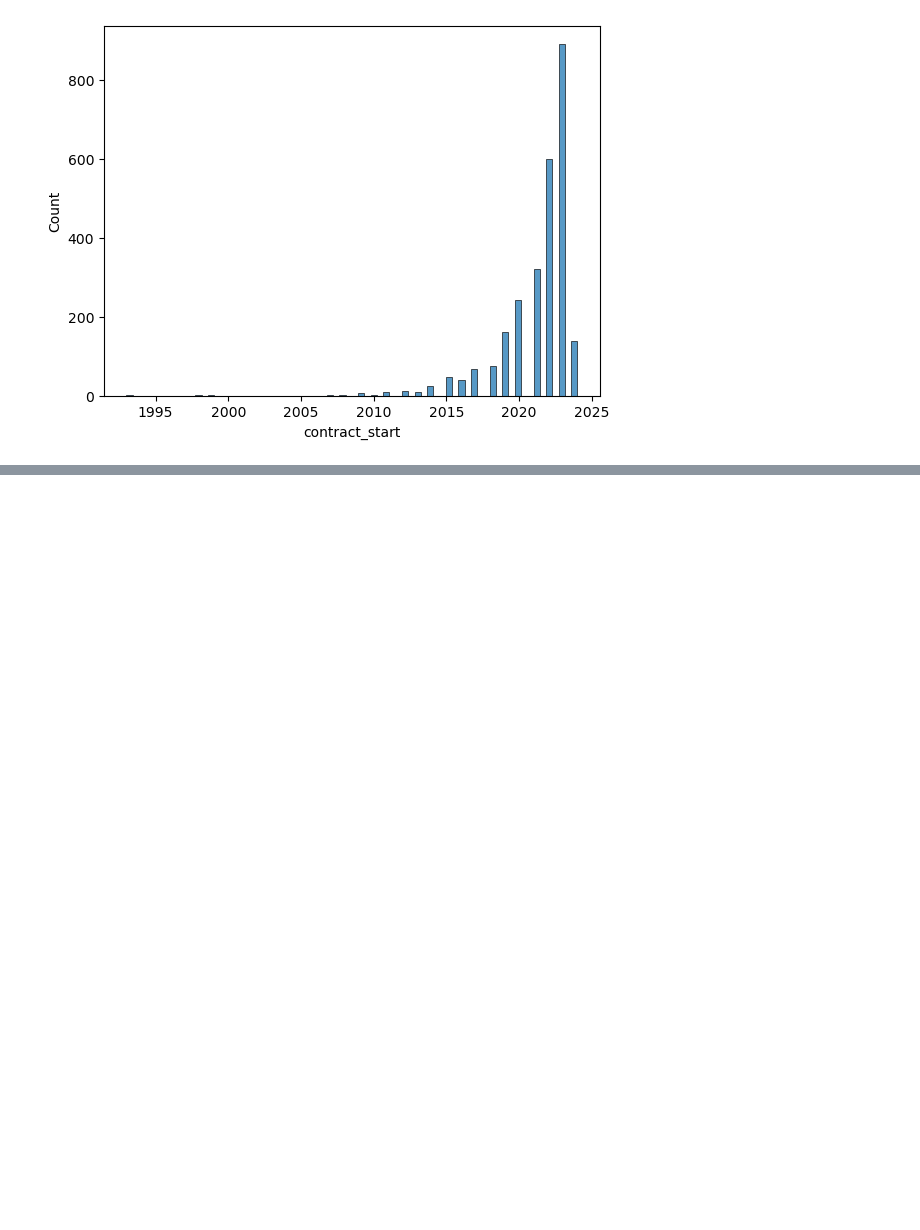
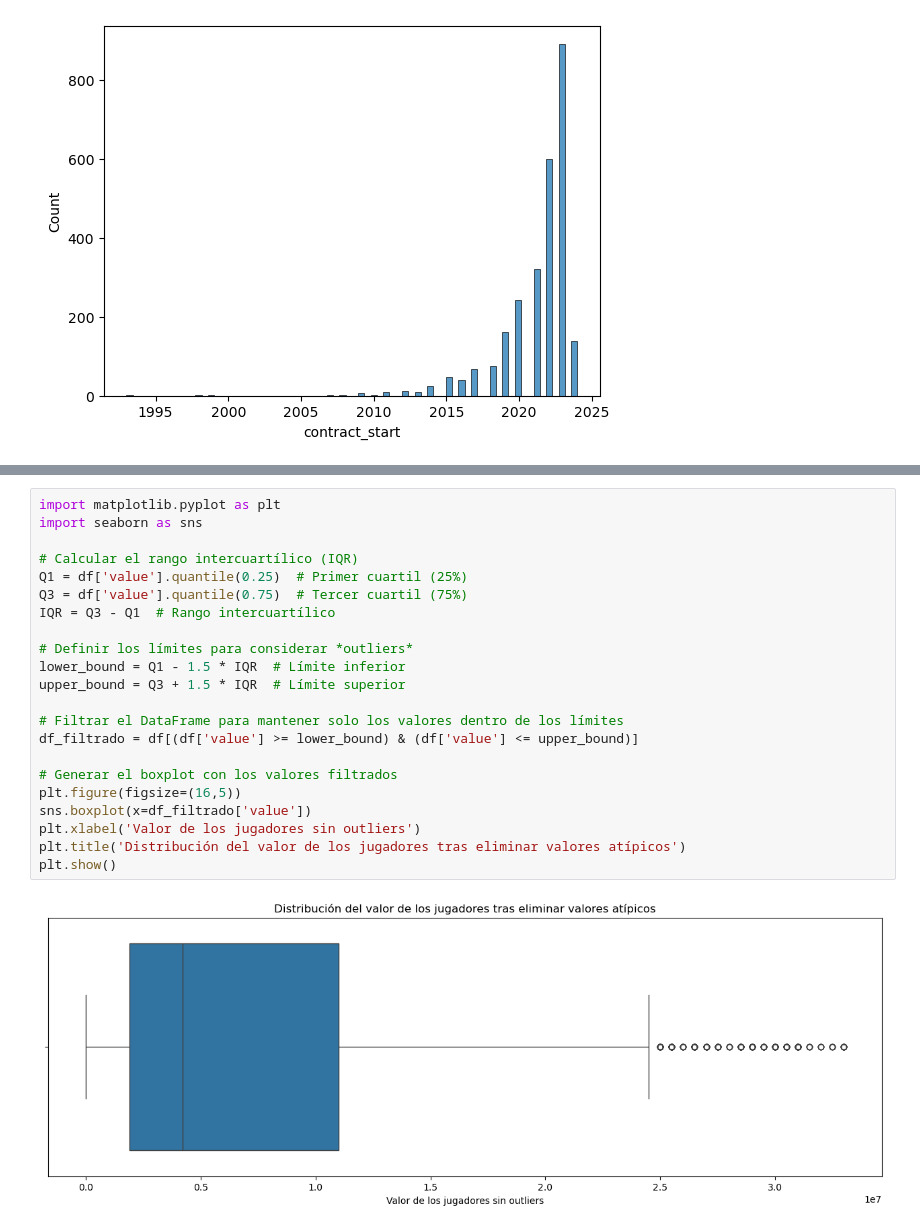
Before and after one commit to javierlara47/TFG, a Jupyter notebook: notebooks/machine_learning.ipynb, the cells around one changed output, grey strips where cells are left out. Cells and saved outputs as stored; diff of their text form; blank space fills up the shorter version.

```diff
--- a/notebooks/machine_learning.ipynb
+++ b/notebooks/machine_learning.ipynb
@@ -236,0 +308,24 @@ sns.histplot(df[df['contract_start']>0]['contract_start'])
+# %%
+import matplotlib.pyplot as plt
+import seaborn as sns
+
+# Calcular el rango intercuartílico (IQR)
+Q1 = df['value'].quantile(0.25)  # Primer cuartil (25%)
+Q3 = df['value'].quantile(0.75)  # Tercer cuartil (75%)
+IQR = Q3 - Q1  # Rango intercuartílico
+
+# Definir los límites para considerar *outliers*
+lower_bound = Q1 - 1.5 * IQR  # Límite inferior
+upper_bound = Q3 + 1.5 * IQR  # Límite superior
+
+# Filtrar el DataFrame para mantener solo los valores dentro de los límites
+df_filtrado = df[(df['value'] >= lower_bound) & (df['value'] <= upper_bound)]
+
+# Generar el boxplot con los valores filtrados
+plt.figure(figsize=(16,5))
+sns.boxplot(x=df_filtrado['value'])
+plt.xlabel('Valor de los jugadores sin outliers')
+plt.title('Distribución del valor de los jugadores tras eliminar valores atípicos')
+plt.show()
+# %% [output]
+[figure, added]
```
Also changed, not shown: parts of 12 cells of this notebook, 1 other file.
